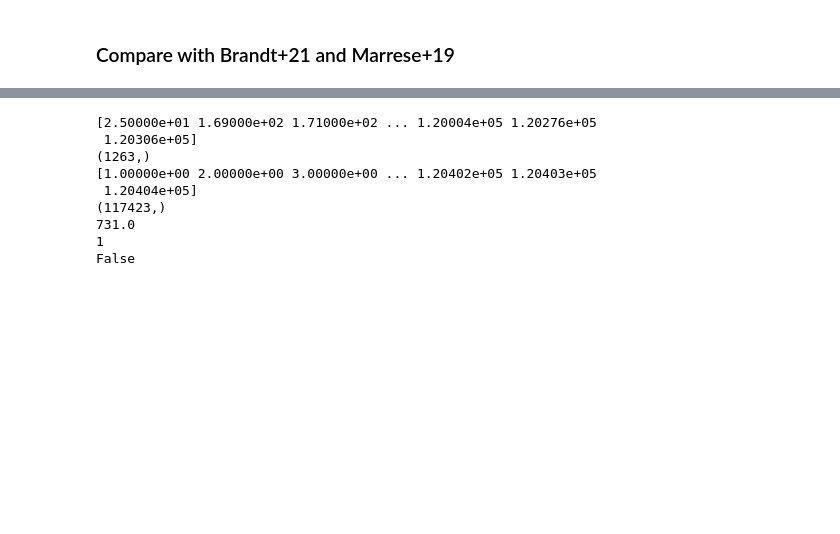
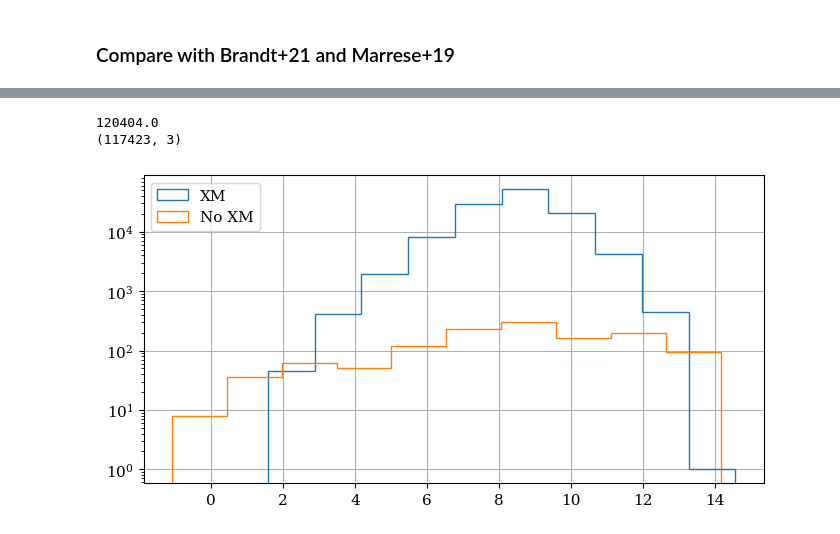
Before and after one commit to RenVit318/masterproject, a Jupyter notebook: src/simple_xm_study.ipynb, the cells around one changed output, grey strips where cells are left out. Cells and saved outputs as stored; diff of their text form; code cells hidden in the pictures; blank space fills up the shorter version.

```diff
--- a/src/simple_xm_study.ipynb
+++ b/src/simple_xm_study.ipynb
@@ -149,10 +149,10 @@ tab_m = fits.open(dpath+'GDR3-H-PreXM_expanded.fits') # Marrese19
 tab_b = fits.open(dpath+'HGCA_vEDR3.fits') #Brandt21
 # %%
 try:
-    xm_tab = convert_to_ids(xm_tab, tab_g, tab_h)
+    xm_tab_ids = convert_to_ids(xm_tab, tab_g, tab_h)
 except IndexError:
     print(f"Table conversion is most likely already performed, not repeating. Mean Gaia index: {np.mean(xm_tab[:, 1])}")
 
-gaia_id = xm_tab[:,1]#r_xm['source_id']
-hipp_id = xm_tab[:,0]#r_xm['hip']
+gaia_id = xm_tab_ids[:,1]#r_xm['source_id']
+hipp_id = xm_tab_ids[:,0]#r_xm['hip']
 sep = xm_tab[:,2]#r_xm['dist_arcsec']
@@ -219,25 +207,8 @@ print(bm_match_count)
 # %%
 kievit_noxm = np.array([])
-for idx in tab_h[1].data['hip']:
+kievit_xm = np.array([])
+for i, idx in enumerate(tab_h[1].data['hip']):
     if idx not in hipp_id:
-        kievit_noxm = np.append(kievit_noxm, idx)
+        kievit_noxm = np.append(kievit_noxm, int(i))
+    else:
+        kievit_xm = np.append(kievit_xm, int(i))
-# %%
-print(np.sort(kievit_noxm))
-print(kievit_noxm.shape)
-print(hipp_id)
-print(hipp_id.shape)
-u,c = np.unique(hipp_id, return_counts=True)
-print(np.sum(c[c>1])/2)
-u,c = np.unique(kievit_noxm, return_counts=True)
-print(np.max(c))
-print(True in np.in1d(kievit_noxm, hipp_id))
-# %% [output]
-[2.50000e+01 1.69000e+02 1.71000e+02 ... 1.20004e+05 1.20276e+05
- 1.20306e+05]
-(1263,)
-[1.00000e+00 2.00000e+00 3.00000e+00 ... 1.20402e+05 1.20403e+05
- 1.20404e+05]
-(117423,)
-731.0
-1
-False
@@ -243,0 +241,17 @@ False
+# %%
+print(np.max(hipp_id))
+print(xm_tab.shape)
+xm_h_mag = tab_h[1].data['hp_mag'][np.array(kievit_xm, dtype=int)]
+noxm_h_mag = tab_h[1].data['hp_mag'][np.array(kievit_noxm, dtype=int)]
+
+
+fig, ax = plt.subplots(1,1, figsize=(8, 4))
+
+ax.hist(xm_h_mag, log=True,  histtype='step', label='XM')
+ax.hist(noxm_h_mag, log=True,  histtype='step', label='No XM')
+plt.legend()
+plt.show()
+# %% [output]
+120404.0
+(117423, 3)
+[figure, added]
```
Also changed, not shown: parts of 9 cells of this notebook, 4 other files.
